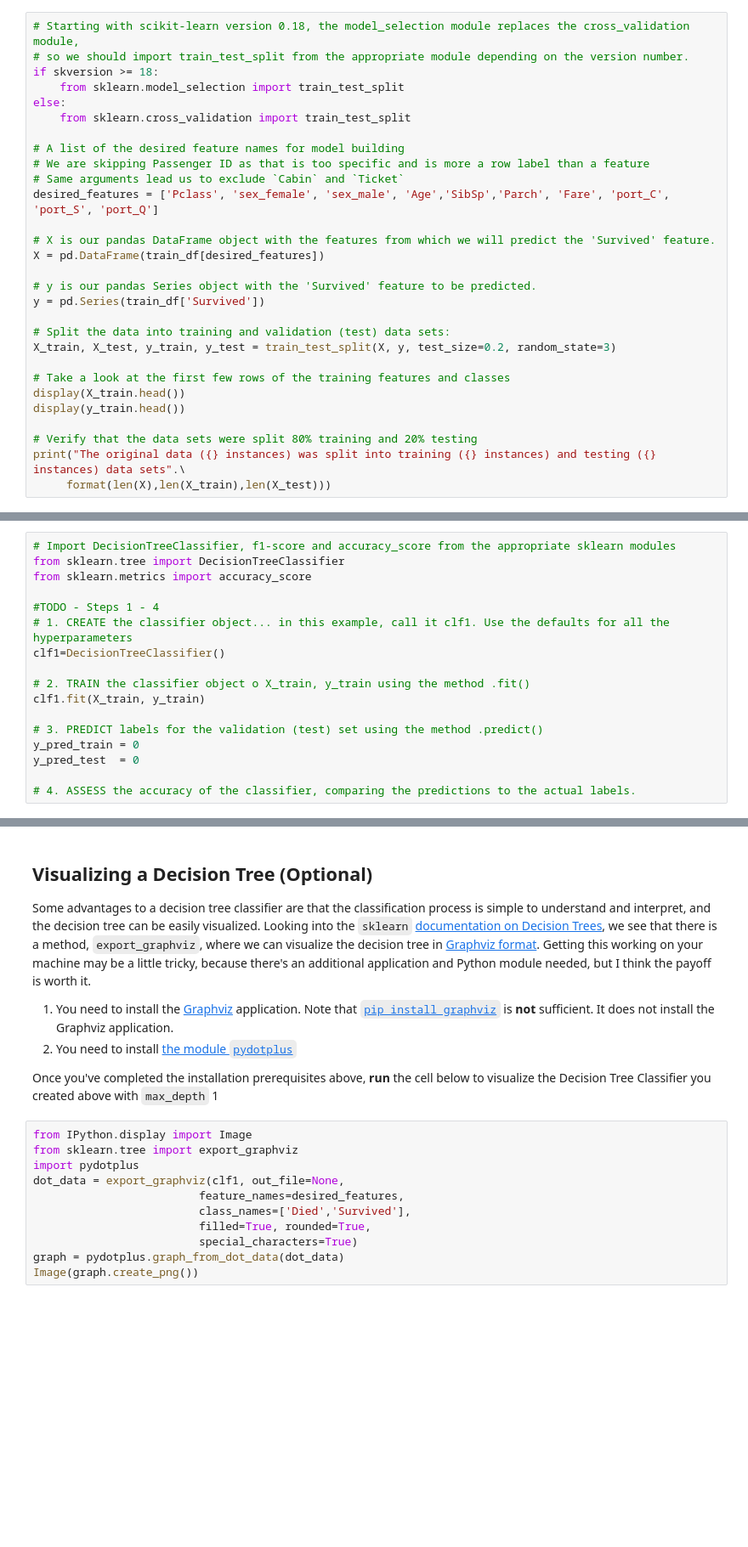
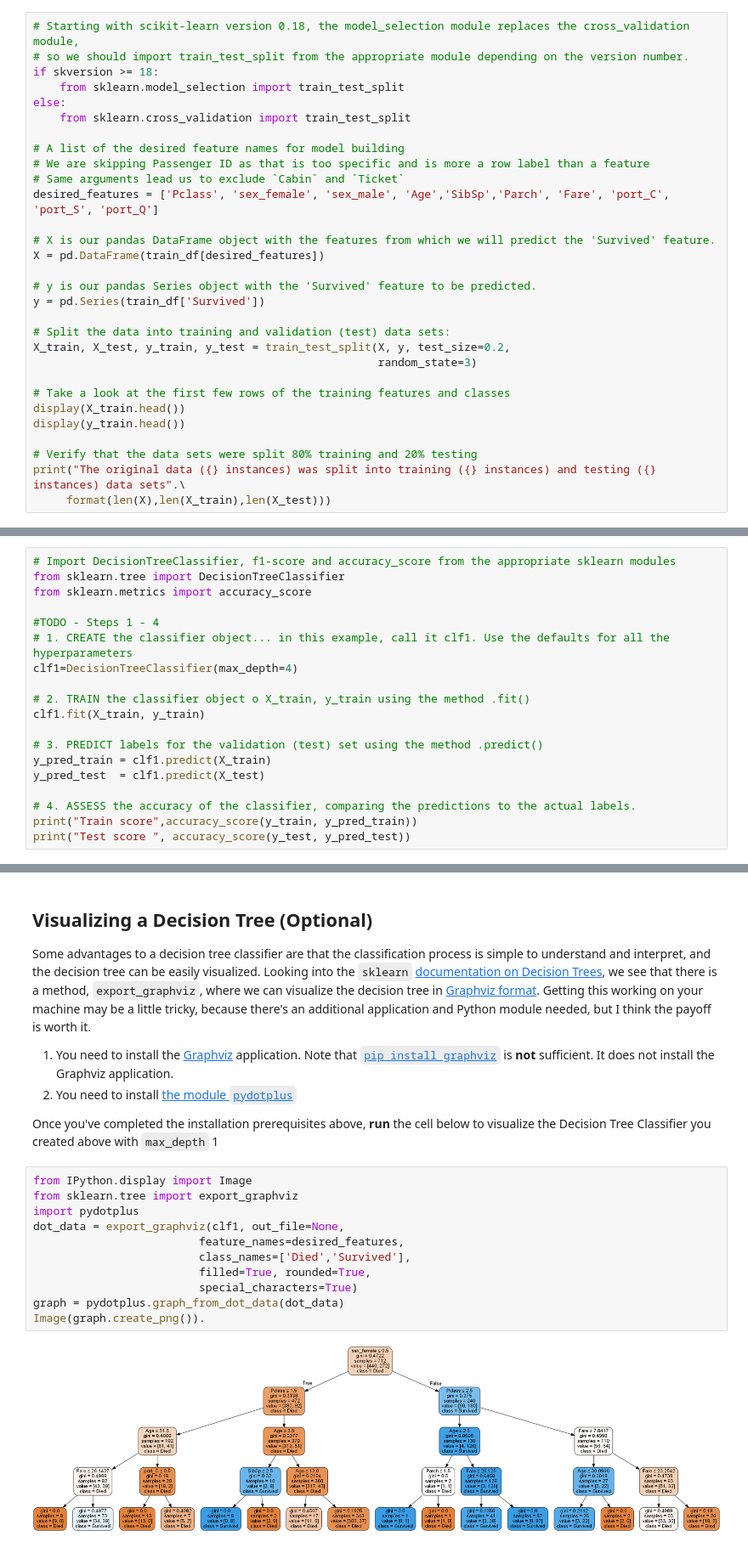
Before and after one commit to zkhundkar/ConnectIntensive, a Jupyter notebook: 02b Model Evaluation.ipynb, the cells around one changed output, grey strips where cells are left out. Shown at 85% size. Saved outputs shown, nothing was run; the diff lists cells and outputs as text; blank space fills up the shorter version.

```diff
--- a/02b Model Evaluation.ipynb
+++ b/02b Model Evaluation.ipynb
@@ -129,7 +158,8 @@ X = pd.DataFrame(train_df[desired_features])
 y = pd.Series(train_df['Survived'])
 
 # Split the data into training and validation (test) data sets:
-X_train, X_test, y_train, y_test = train_test_split(X, y, test_size=0.2, random_state=3)
+X_train, X_test, y_train, y_test = train_test_split(X, y, test_size=0.2,
+                                                    random_state=3)
 
 # Take a look at the first few rows of the training features and classes
 display(X_train.head())
@@ -158,13 +202,15 @@ from sklearn.metrics import accuracy_score
 
 #TODO - Steps 1 - 4
 # 1. CREATE the classifier object... in this example, call it clf1. Use the defaults for all the hyperparameters
-clf1=DecisionTreeClassifier()
+clf1=DecisionTreeClassifier(max_depth=4)
 
 # 2. TRAIN the classifier object o X_train, y_train using the method .fit()
 clf1.fit(X_train, y_train)
 
 # 3. PREDICT labels for the validation (test) set using the method .predict()
-y_pred_train = 0
-y_pred_test  = 0
+y_pred_train = clf1.predict(X_train)
+y_pred_test  = clf1.predict(X_test)
 
 # 4. ASSESS the accuracy of the classifier, comparing the predictions to the actual labels.
+print("Train score",accuracy_score(y_train, y_pred_train))
+print("Test score ", accuracy_score(y_test, y_pred_test))
@@ -186,11 +246,13 @@ Once you've completed the installation prerequisites above, **run** the cell bel
 # %%
 from IPython.display import Image
 from sklearn.tree import export_graphviz
 import pydotplus
 dot_data = export_graphviz(clf1, out_file=None,
                          feature_names=desired_features,
                          class_names=['Died','Survived'],
                          filled=True, rounded=True,
                          special_characters=True)
 graph = pydotplus.graph_from_dot_data(dot_data)
-Image(graph.create_png())
+Image(graph.create_png()).
+# %% [output]
+[figure, added]
```
Also changed, not shown: parts of 7 cells of this notebook, 1 other file.
